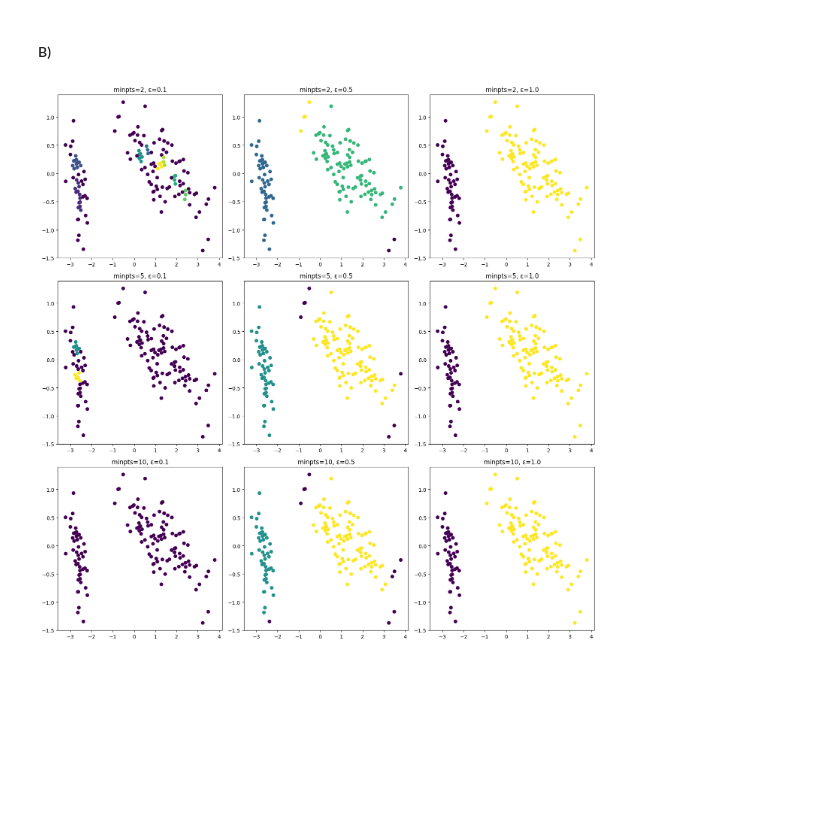
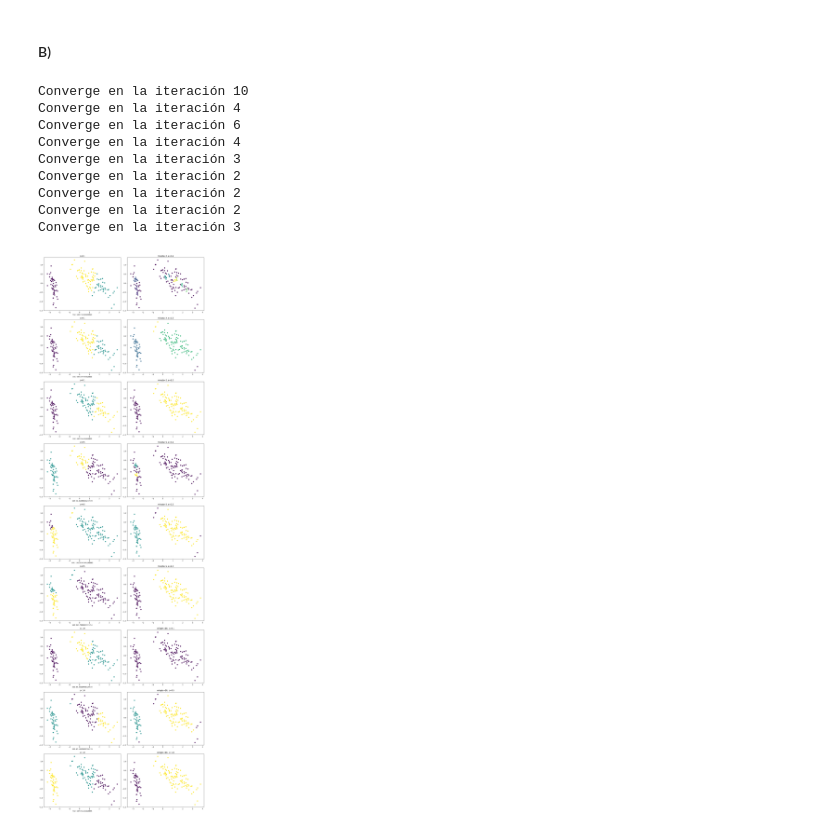
Before and after one commit to JuanDeutsch/DataSheets, a Jupyter notebook: Sheet4/bi2024-1-sheet4-JuanDeutsch-CesarGiraldo-JulianPulido.ipynb, the cells around one changed output. Drawn from its saved outputs; the diff is of its cells as text; code cells hidden in the pictures; blank space fills up the shorter version.

Commit message:
2.3 K-Mean y sus respectivo SSE. Arreglado 9x2 del plotgrid

```diff
--- a/Sheet4/bi2024-1-sheet4-JuanDeutsch-CesarGiraldo-JulianPulido.ipynb
+++ b/Sheet4/bi2024-1-sheet4-JuanDeutsch-CesarGiraldo-JulianPulido.ipynb
@@ -113,6 +107,7 @@ def kMeans(A, k, eps, mu):
     def suma_errores_cuadrado(a,b):
         error = np.square(np.sum((a-b)**2))
         return error
+
     if(mu is not None) and (mu != 0):
         if(len(mu) != k):
             print('El número de centroides no coincide con el número de clusters')
@@ -123,8 +118,6 @@ def kMeans(A, k, eps, mu):
             centroid = np.random.uniform(centroides_min, centroides_max, Dimensiones)
             centroides.append(centroid)
         centroidesdf = pd.DataFrame(centroides)
-
-
 
     errors = np.array([])
     c = np.zeros(A.shape[0])
@@ -155,11 +148,11 @@ def kMeans(A, k, eps, mu):
             break
         centroidesdf = pd.DataFrame(centroides_nuevos)
 
-    colors = {0: 'red', 1: 'blue', 2: 'green'}
-    plt.scatter(A.iloc[:, 0], A.iloc[:, 1], marker='o', c=c, cmap='viridis', alpha=0.5)
-    plt.scatter(centroidesdf.iloc[:, 0], centroidesdf.iloc[:, 1], marker='o', s=300, c=centroidesdf.index, cmap='viridis')
+    # colors = {0: 'red', 1: 'blue', 2: 'green'}
+    # plt.scatter(A.iloc[:, 0], A.iloc[:, 1], marker='o', c=c, cmap='viridis', alpha=0.5)
+    # plt.scatter(centroidesdf.iloc[:, 0], centroidesdf.iloc[:, 1], marker='o', s=300, c=centroidesdf.index, cmap='viridis')
 
-    plt.show()
+    # plt.show()
     mu = []
     for j in range(k):
         if np.any(c == j):
@@ -366,19 +358,50 @@ data, variance, varTot = PCA(idf2, 2)
 # %%
 minpts_values = [2, 5, 10]
 epsilon_values = [0.1, 0.5, 1.0]
+clustersForK = 3
+colors = plt.cm.rainbow(np.linspace(0, 1, clustersForK))
+colors = colors.astype(int)
+dimensions = 9
+contador = 0
+fig, axes = plt.subplots(9, 2, figsize=(15, 50))
 
+def calculate_sse(data, clusters, centroids):
+    sse = 0
+    for i in range(len(data)):
+        cluster_index = clusters[i].astype(int)
+        centroid = centroids[cluster_index]
+        sse += np.sum((data[i] - centroid) ** 2)
+    return sse
 
-fig, axes = plt.subplots(3, 3, figsize=(15, 15))
+for k, epsilon in enumerate(epsilon_values):
+    for i in range(3):
+        cu, mu = kMeans(data, clustersForK, epsilon, None)
+        sse = calculate_sse(data, cu, mu)
+        axes[contador, 0].scatter(data[:, 0], data[:, 1], c=cu)
+        axes[contador, 0].set_title(f"ε={epsilon}")
+        axes[contador, 0].set_xlabel(f"SSE: {sse}")
+        contador += 1
 
+contador = 0
 for i, minpts in enumerate(minpts_values):
     for j, epsilon in enumerate(epsilon_values):
         A = DBSCAN(data, epsilon=epsilon, minpts=minpts)
         labels = A
 
-        axes[i, j].scatter(data[:, 0], data[:, 1], c=labels, cmap='viridis')
-        axes[i, j].set_title(f"minpts={minpts}, ε={epsilon}")
+        axes[contador, 1].scatter(data[:, 0], data[:, 1], c=labels, cmap='viridis')
+        axes[contador, 1].set_title(f"minpts={minpts}, ε={epsilon}")
+        contador += 1
 
 plt.tight_layout()
 plt.show()
 # %% [output]
+Converge en la iteración 10
+Converge en la iteración 4
+Converge en la iteración 6
+Converge en la iteración 4
+Converge en la iteración 3
+Converge en la iteración 2
+Converge en la iteración 2
+Converge en la iteración 2
+Converge en la iteración 3
-[figure, old version]
+[figure, new version]
```
Also changed, not shown: parts of 2 cells of this notebook.
